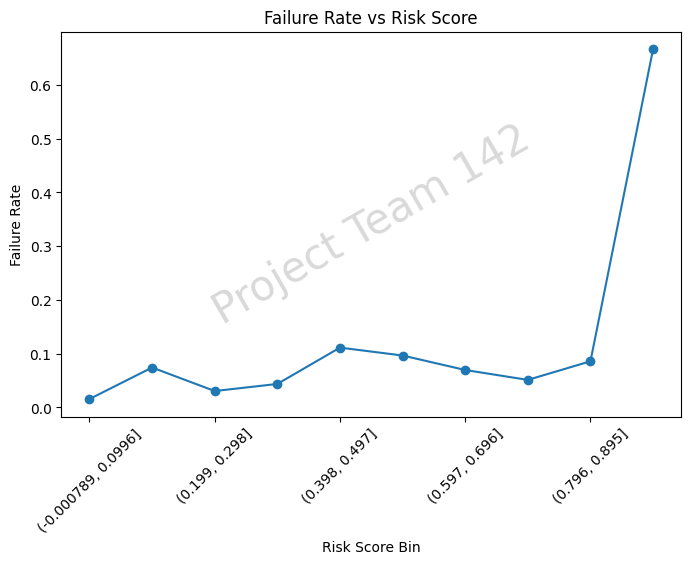
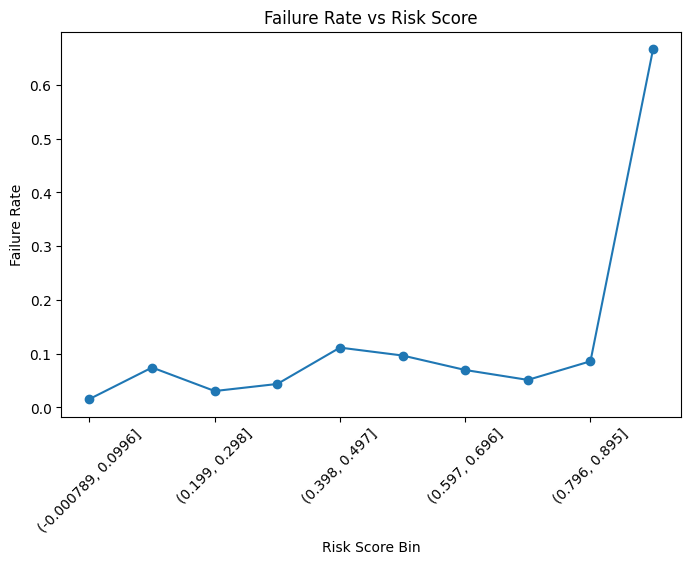
The notebook cell's code change between the first figure and the second:
--- before
+++ after
@@ -14,5 +14,5 @@
 plt.ylabel("Failure Rate")
 plt.xticks(rotation=45)
-plt.text(0.5,0.5,"Project Team 142",fontsize=30,color="gray",alpha=0.3,ha="center",va="center",rotation=30,transform=plt.gca().transAxes)
+#plt.text(0.5,0.5,"Project Team 142",fontsize=30,color="gray",alpha=0.3,ha="center",va="center",rotation=30,transform=plt.gca().transAxes)
 plt.savefig(PLOTS_DIR / "failrate_bins.png")
 plt.show()

Commit: non watermark plots